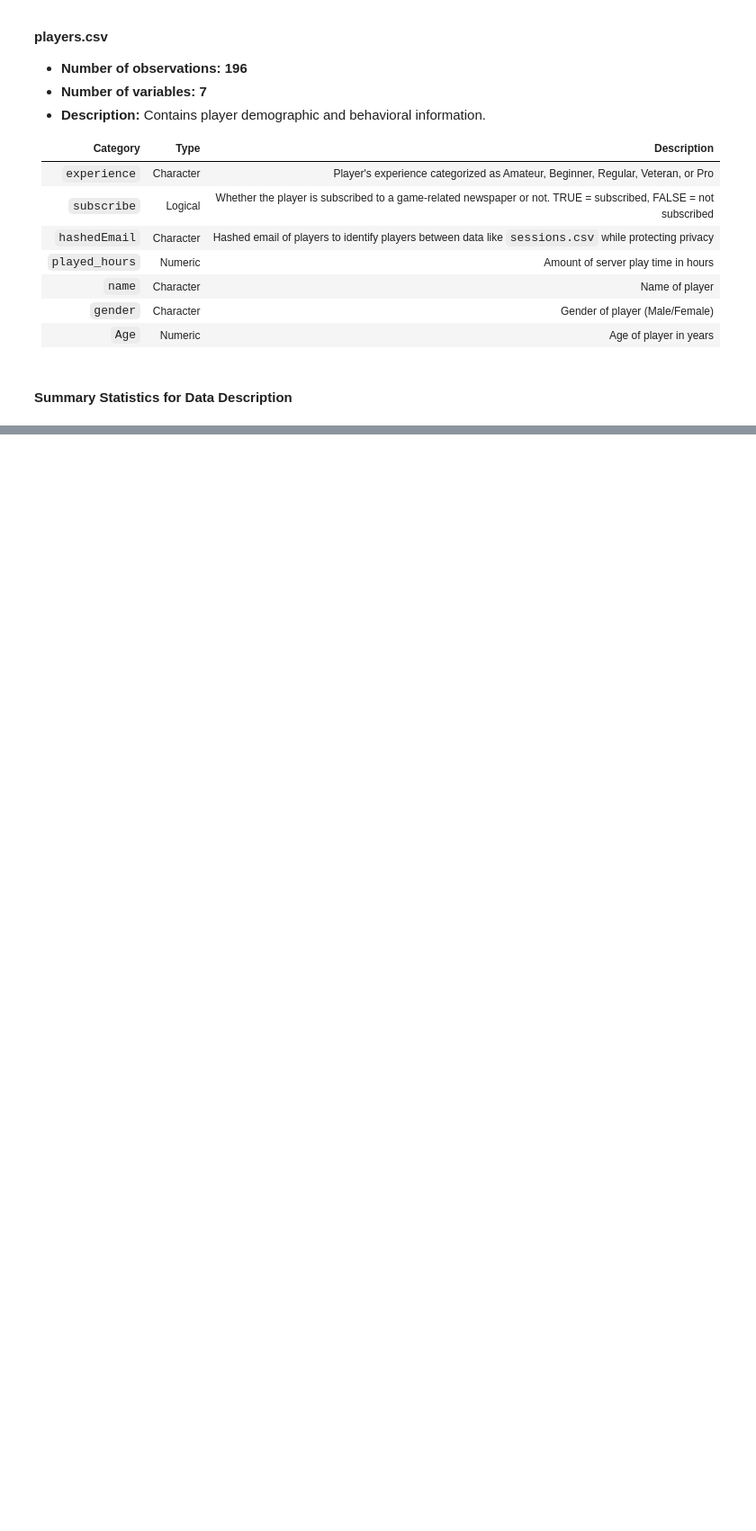
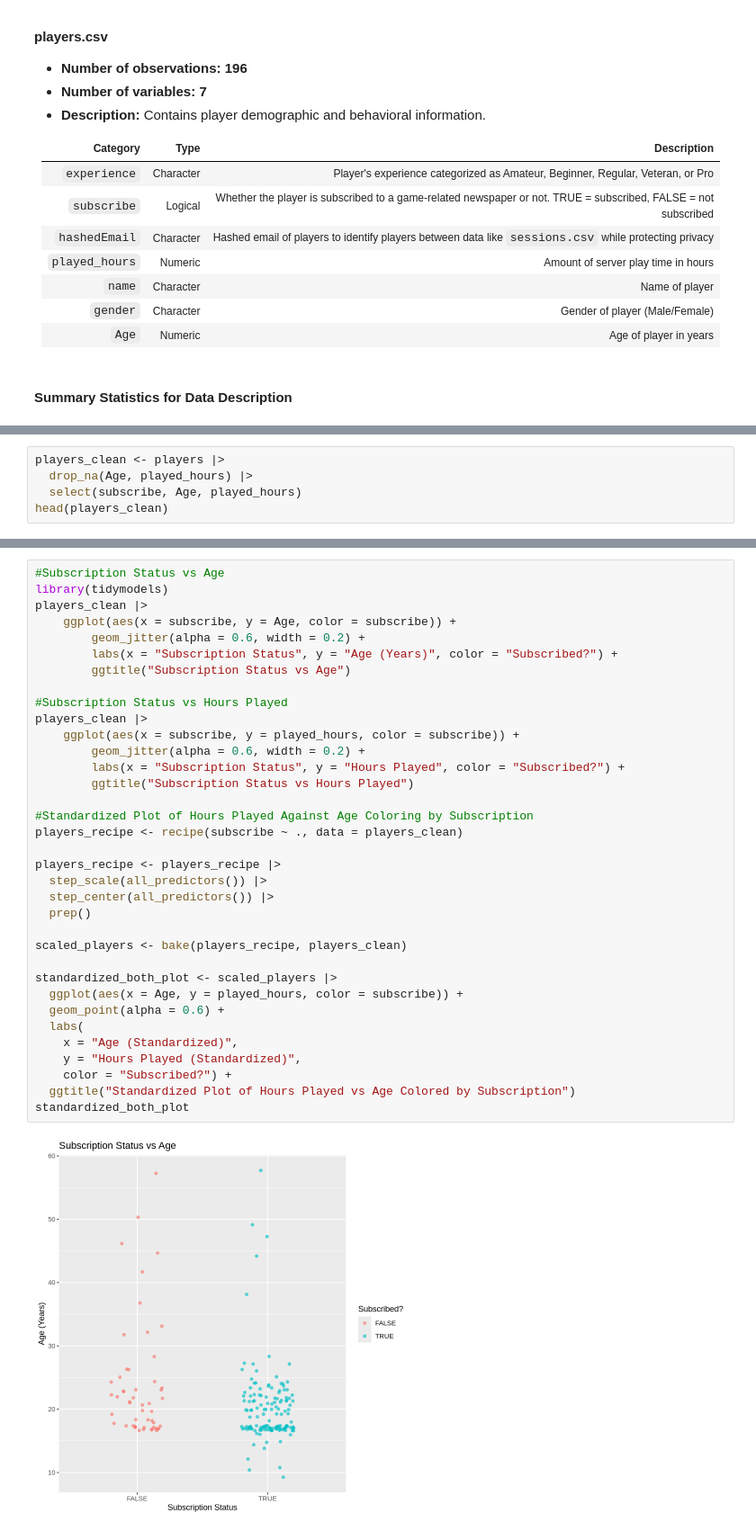
Before and after one commit to NiMadeChandra/FinalProjectDSCI_100-004_Group5, a Jupyter notebook: Group Project_Final.ipynb, the cells around one changed output, grey strips where cells are left out. Shown at 90% size. Drawn from its saved outputs; the diff is of its cells as text; blank space fills up the shorter version.

```diff
--- a/Group Project_Final.ipynb
+++ b/Group Project_Final.ipynb
@@ -268,0 +218,5 @@ Warning message:
+# %%
+players_clean <- players |>
+  drop_na(Age, played_hours) |>
+  select(subscribe, Age, played_hours)
+head(players_clean)
@@ -268,0 +237,37 @@ Warning message:
+# %%
+#Subscription Status vs Age
+library(tidymodels)
+players_clean |>
+    ggplot(aes(x = subscribe, y = Age, color = subscribe)) +
+        geom_jitter(alpha = 0.6, width = 0.2) +
+        labs(x = "Subscription Status", y = "Age (Years)", color = "Subscribed?") +
+        ggtitle("Subscription Status vs Age")
+
+#Subscription Status vs Hours Played
+players_clean |>
+    ggplot(aes(x = subscribe, y = played_hours, color = subscribe)) +
+        geom_jitter(alpha = 0.6, width = 0.2) +
+        labs(x = "Subscription Status", y = "Hours Played", color = "Subscribed?") +
+        ggtitle("Subscription Status vs Hours Played")
+
+#Standardized Plot of Hours Played Against Age Coloring by Subscription
+players_recipe <- recipe(subscribe ~ ., data = players_clean)
+
+players_recipe <- players_recipe |>
+  step_scale(all_predictors()) |>
+  step_center(all_predictors()) |>
+  prep()
+
+scaled_players <- bake(players_recipe, players_clean)
+
+standardized_both_plot <- scaled_players |>
+  ggplot(aes(x = Age, y = played_hours, color = subscribe)) +
+  geom_point(alpha = 0.6) +
+  labs(
+    x = "Age (Standardized)",
+    y = "Hours Played (Standardized)",
+    color = "Subscribed?") +
+  ggtitle("Standardized Plot of Hours Played vs Age Colored by Subscription")
+standardized_both_plot
+# %% [output]
+[figure, added]
```
Also changed, not shown: parts of 23 cells of this notebook.
